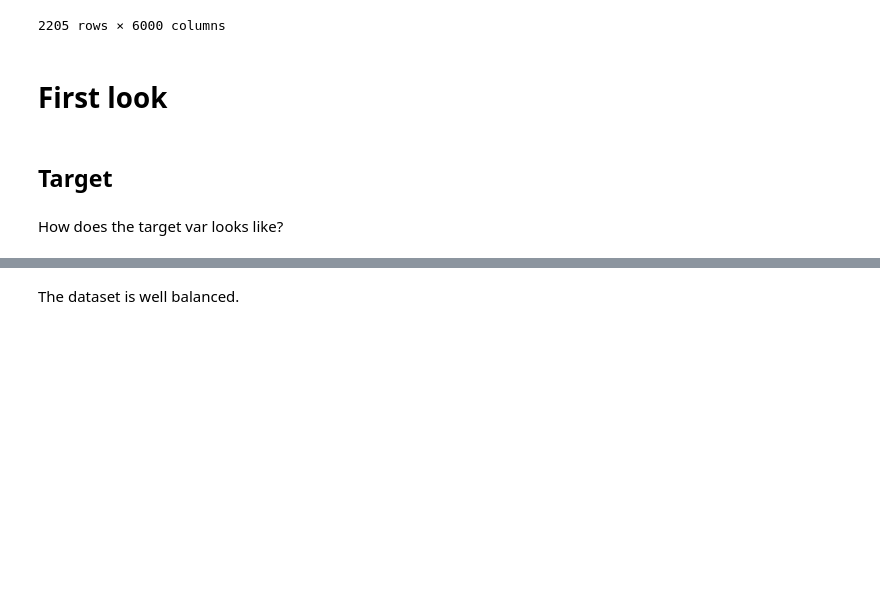
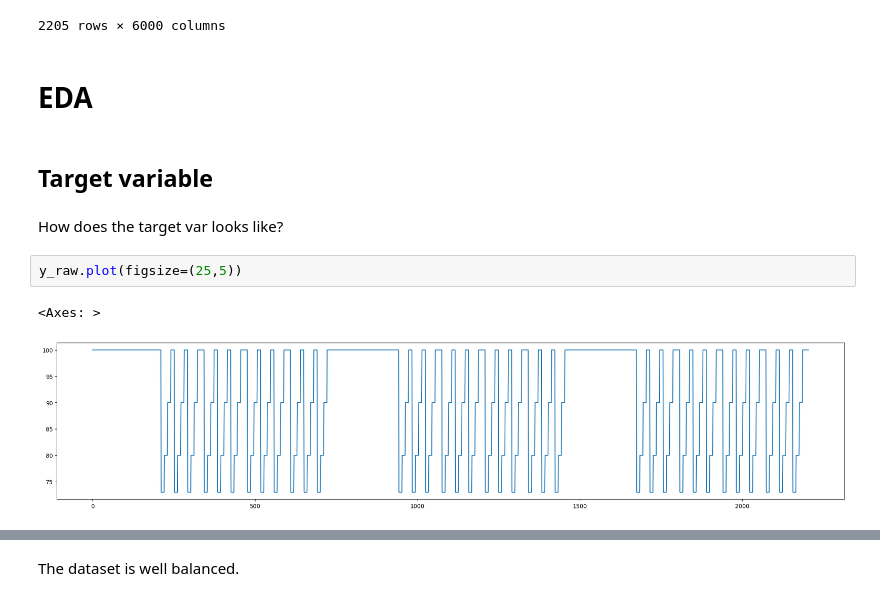
Before and after one commit to vcerchez/optimal-hydraulic, a Jupyter notebook: eda.ipynb, the cells around one changed output, grey strips where cells are left out. Cells and saved outputs as stored; diff of their text form; blank space fills up the shorter version.

```diff
--- a/eda.ipynb
+++ b/eda.ipynb
@@ -58,9 +60,14 @@ PS2
 | 2203 | 125.91 | 125.73 | 125.59 | 125.38 | 125.10 | 124.96 | 114.19 | 74.039 | 38.695 | 30.125 | ... | ... |
 | 2204 | 125.88 | 125.86 | 125.84 | 125.48 | 125.03 | 124.87 | 113.13 | 72.687 | 38.437 | 30.586 | ... | ... |
 2205 rows × 6000 columns
-# %% [markdown]
-# First look
+# %% [markdown]
+# EDA
 # %% [markdown]
-## Target
+## Target variable
 # %% [markdown]
 How does the target var looks like?
+# %%
+y_raw.plot(figsize=(25,5))
+# %% [output]
+<Axes: >
+[figure, added]
```
Also changed, not shown: parts of 25 cells of this notebook.
